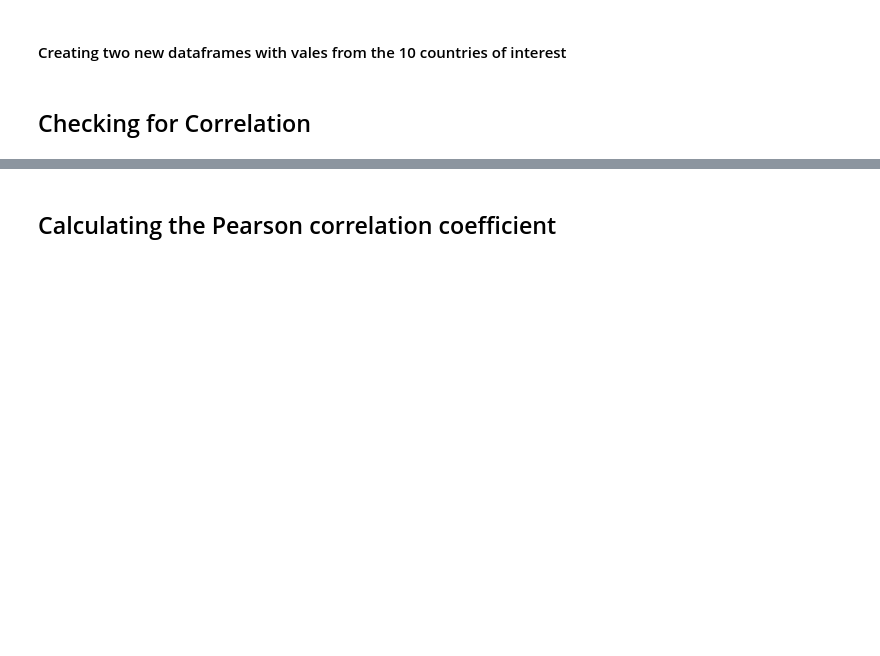
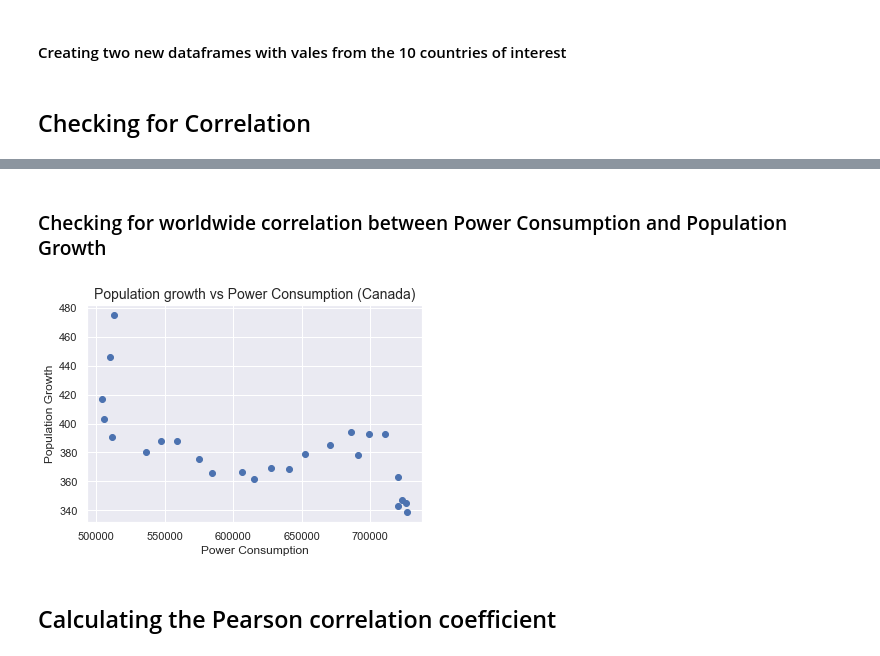
Before and after one commit to iamYole/ADS_Assignment_2, a Jupyter notebook: Population Growth VS Energy Consumption.ipynb, the cells around one changed output, grey strips where cells are left out. Drawn from its saved outputs; the diff is of its cells as text; code cells hidden in the pictures; blank space fills up the shorter version.

```diff
--- a/Population Growth VS Energy Consumption.ipynb
+++ b/Population Growth VS Energy Consumption.ipynb
@@ -366,3 +412,16 @@ Text(0, 0.5, 'Power Consumption')
+# %% [markdown]
+### Checking for worldwide correlation between Power Consumption and Population Growth
+# %%
+# Plotting the graph
+
+plt.scatter(total_power_consumption[0:(len(total_power_consumption)-1)],
+            total_population_growth[0:(len(total_population_growth)-1)])
+plt.title('Population growth vs Power Consumption (Canada)', size=14)
+plt.ylabel('Population Growth')
+plt.xlabel('Power Consumption')
+plt.show();
+# %% [output]
+[figure, added]
 # %% [markdown]
 ## Calculating the Pearson correlation coefficient
 # %% [markdown]
```
Also changed, not shown: parts of 14 cells of this notebook.
